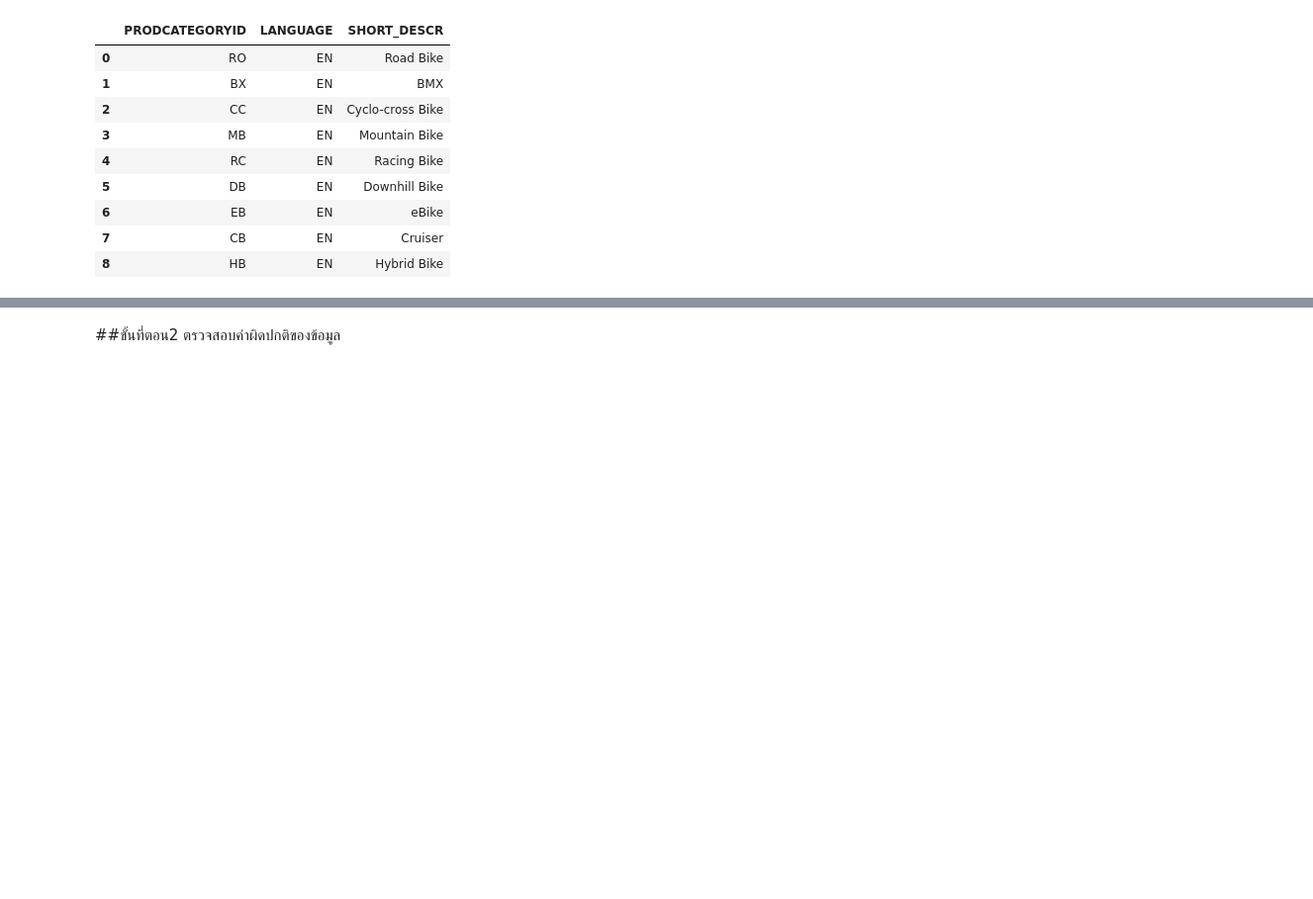
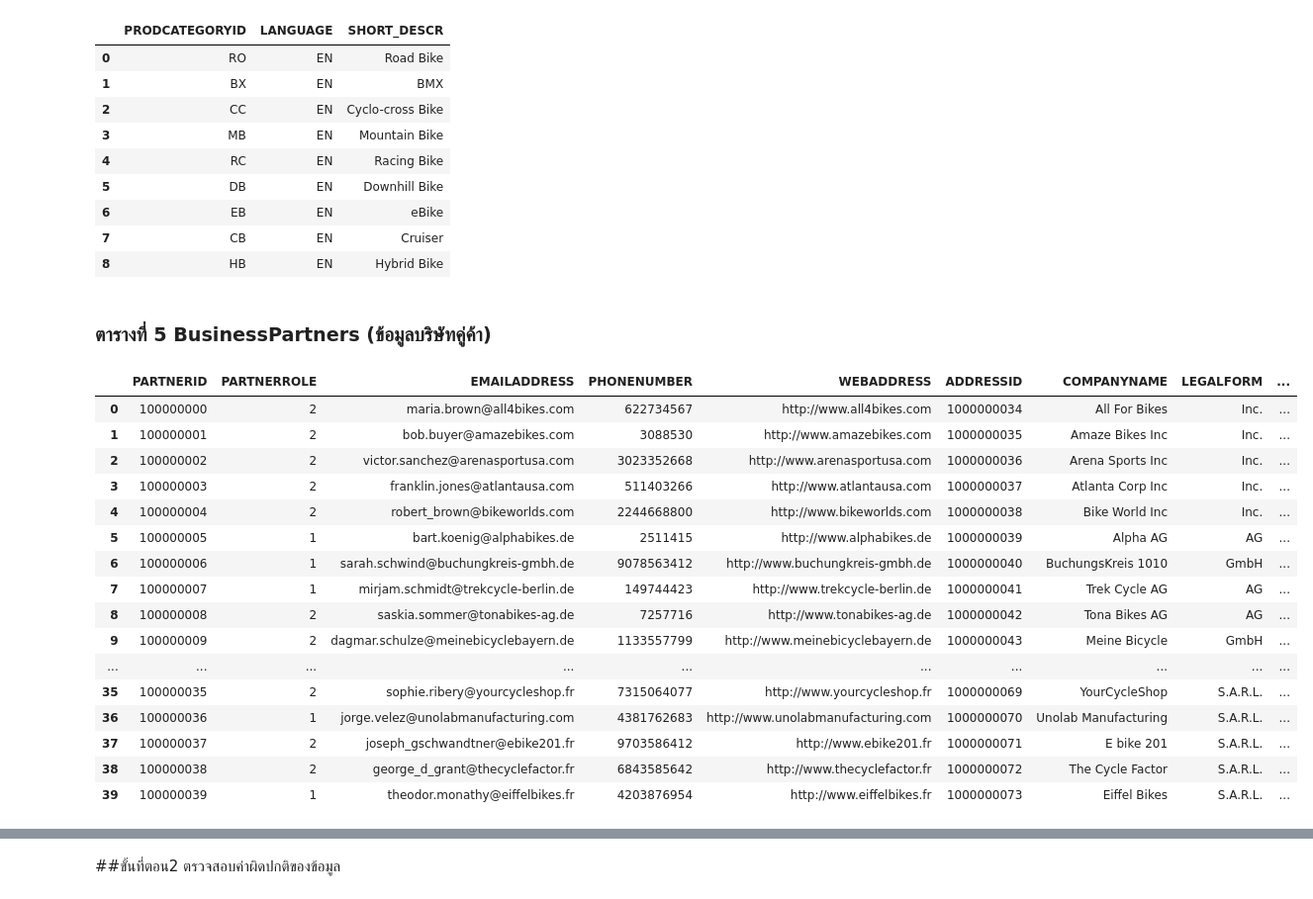
Before and after one commit to nicha0524/DPDM2021, a Jupyter notebook: Untitled6.ipynb, the cells around one changed output, grey strips where cells are left out. Shown at 99% size. Drawn from its saved outputs; the diff is of its cells as text; code cells hidden in the pictures; blank space fills up the shorter version.

```diff
--- a/Untitled6.ipynb
+++ b/Untitled6.ipynb
@@ -98,3 +98,27 @@ ProductCategory
 | 6 | EB | EN | eBike |
 | 7 | CB | EN | Cruiser |
 | 8 | HB | EN | Hybrid Bike |
+# %% [markdown]
+### ตารางที่ 5 BusinessPartners (ข้อมูลบริษัทคู่ค้า)
+# %%
+path = '/content/drive/My Drive/DPDM2021_DATA' #    เรียกข้อมูลจาก drive
+BusinessPartners= pd.read_csv(os.path.join(path,'BusinessPartners.csv')) # read ข้อมูลจาก Excel โดยใช้ คำสั่ง  pd.read_csv
+BusinessPartners
+# %% [output]
+|  | PARTNERID | PARTNERROLE | EMAILADDRESS | PHONENUMBER | WEBADDRESS | ADDRESSID | COMPANYNAME | LEGALFORM | ... |
+| 0 | 100000000 | 2 | maria.brown@all4bikes.com | 622734567 | http://www.all4bikes.com | 1000000034 | All For Bikes | Inc. | ... |
+| 1 | 100000001 | 2 | bob.buyer@amazebikes.com | 3088530 | http://www.amazebikes.com | 1000000035 | Amaze Bikes Inc | Inc. | ... |
+| 2 | 100000002 | 2 | victor.sanchez@arenasportusa.com | 3023352668 | http://www.arenasportusa.com | 1000000036 | Arena Sports Inc | Inc. | ... |
+| 3 | 100000003 | 2 | franklin.jones@atlantausa.com | 511403266 | http://www.atlantausa.com | 1000000037 | Atlanta Corp Inc | Inc. | ... |
+| 4 | 100000004 | 2 | robert_brown@bikeworlds.com | 2244668800 | http://www.bikeworlds.com | 1000000038 | Bike World Inc | Inc. | ... |
+| 5 | 100000005 | 1 | bart.koenig@alphabikes.de | 2511415 | http://www.alphabikes.de | 1000000039 | Alpha AG | AG | ... |
+| 6 | 100000006 | 1 | sarah.schwind@buchungkreis-gmbh.de | 9078563412 | http://www.buchungkreis-gmbh.de | 1000000040 | BuchungsKreis 1010 | GmbH | ... |
+| 7 | 100000007 | 1 | mirjam.schmidt@trekcycle-berlin.de | 149744423 | http://www.trekcycle-berlin.de | 1000000041 | Trek Cycle AG | AG | ... |
+| 8 | 100000008 | 2 | saskia.sommer@tonabikes-ag.de | 7257716 | http://www.tonabikes-ag.de | 1000000042 | Tona Bikes AG | AG | ... |
+| 9 | 100000009 | 2 | dagmar.schulze@meinebicyclebayern.de | 1133557799 | http://www.meinebicyclebayern.de | 1000000043 | Meine Bicycle | GmbH | ... |
+| ... | ... | ... | ... | ... | ... | ... | ... | ... | ... |
+| 35 | 100000035 | 2 | sophie.ribery@yourcycleshop.fr | 7315064077 | http://www.yourcycleshop.fr | 1000000069 | YourCycleShop | S.A.R.L. | ... |
+| 36 | 100000036 | 1 | jorge.velez@unolabmanufacturing.com | 4381762683 | http://www.unolabmanufacturing.com | 1000000070 | Unolab Manufacturing | S.A.R.L. | ... |
+| 37 | 100000037 | 2 | joseph_gschwandtner@ebike201.fr | 9703586412 | http://www.ebike201.fr | 1000000071 | E bike 201 | S.A.R.L. | ... |
+| 38 | 100000038 | 2 | george_d_grant@thecyclefactor.fr | 6843585642 | http://www.thecyclefactor.fr | 1000000072 | The Cycle Factor | S.A.R.L. | ... |
+| 39 | 100000039 | 1 | theodor.monathy@eiffelbikes.fr | 4203876954 | http://www.eiffelbikes.fr | 1000000073 | Eiffel Bikes | S.A.R.L. | ... |
```
Also changed, not shown: parts of 22 cells of this notebook.
